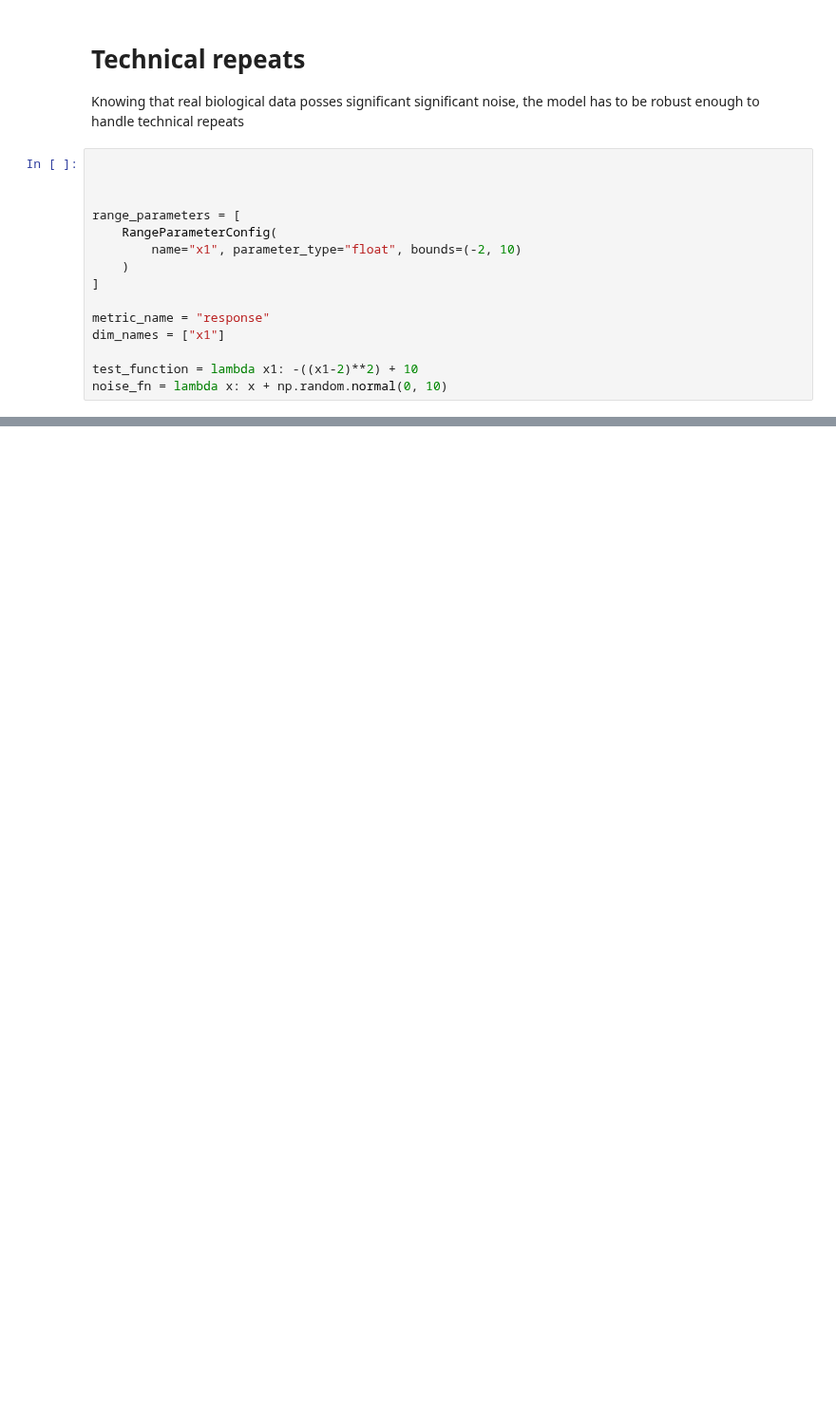
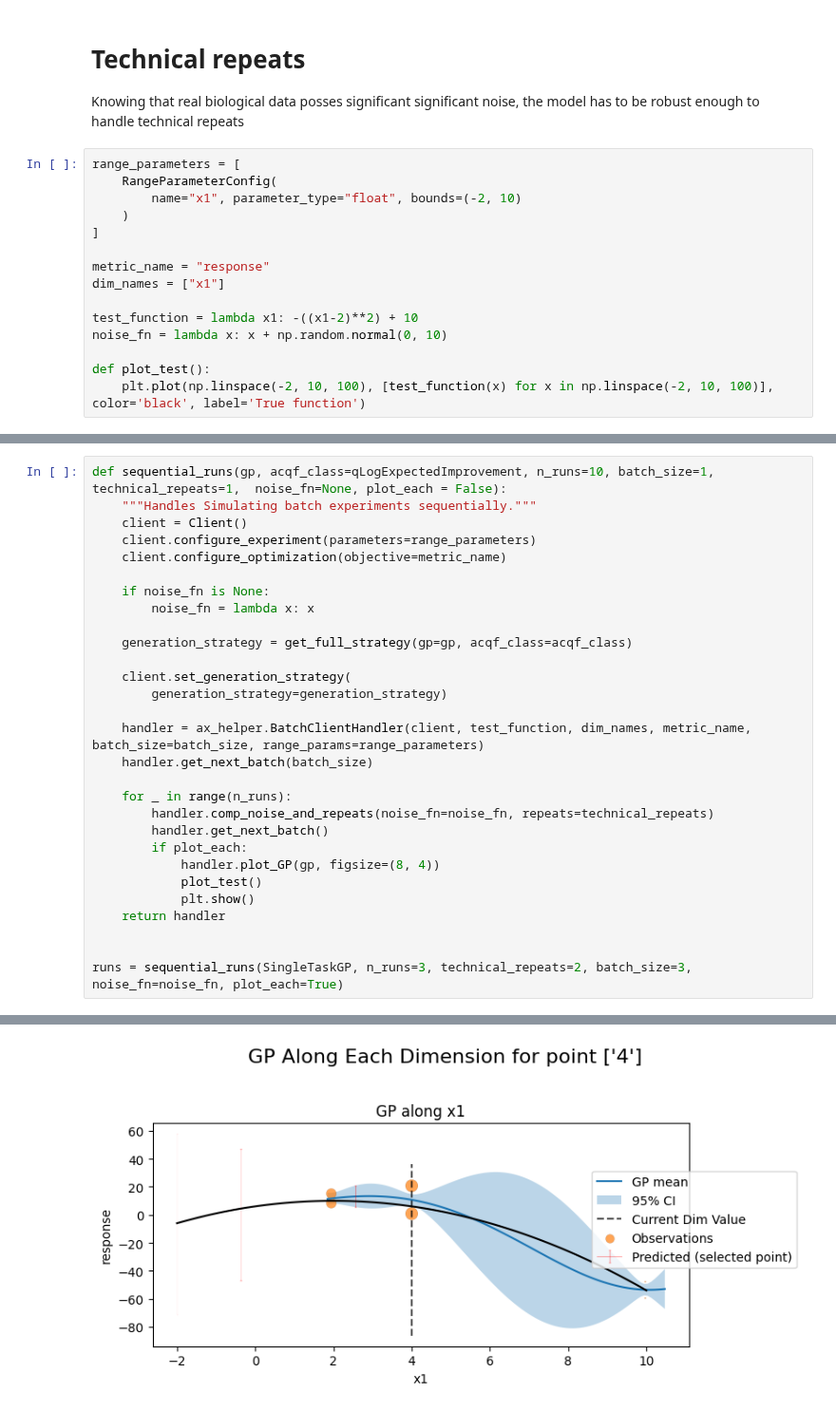
Before and after one commit to Sauciu1/BO-Coli, a Jupyter notebook: notebooks/batch_bayesian_test.ipynb, the cells around one changed output, grey strips where cells are left out. Shown at 95% size. Saved outputs shown, nothing was run; the diff lists cells and outputs as text; blank space fills up the shorter version.

Commit message:
sequential run helper and preset noise

```diff
--- a/notebooks/batch_bayesian_test.ipynb
+++ b/notebooks/batch_bayesian_test.ipynb
@@ -305,9 +298,6 @@ obs
 # Technical repeats
 Knowing that real biological data posses significant significant noise, the model has to be robust enough to handle technical repeats
 # %%
-
-
-
 range_parameters = [
     RangeParameterConfig(
         name="x1", parameter_type="float", bounds=(-2, 10)
@@ -319,3 +309,6 @@ dim_names = ["x1"]
 
 test_function = lambda x1: -((x1-2)**2) + 10
 noise_fn = lambda x: x + np.random.normal(0, 10)
+
+def plot_test():
+    plt.plot(np.linspace(-2, 10, 100), [test_function(x) for x in np.linspace(-2, 10, 100)], color='black', label='True function')
@@ -369,0 +315,30 @@ for _ in range(4):
+# %%
+def sequential_runs(gp, acqf_class=qLogExpectedImprovement, n_runs=10, batch_size=1, technical_repeats=1,  noise_fn=None, plot_each = False):
+    """Handles Simulating batch experiments sequentially."""
+    client = Client()
+    client.configure_experiment(parameters=range_parameters)
+    client.configure_optimization(objective=metric_name)
+
+    if noise_fn is None:
+        noise_fn = lambda x: x
+
+    generation_strategy = get_full_strategy(gp=gp, acqf_class=acqf_class)
+
+    client.set_generation_strategy(
+        generation_strategy=generation_strategy)
+
+    handler = ax_helper.BatchClientHandler(client, test_function, dim_names, metric_name, batch_size=batch_size, range_params=range_parameters)
+    handler.get_next_batch(batch_size)
+
+    for _ in range(n_runs):
+        handler.comp_noise_and_repeats(noise_fn=noise_fn, repeats=technical_repeats)
+        handler.get_next_batch()
+        if plot_each:
+            handler.plot_GP(gp, figsize=(8, 4))
+            plot_test()
+            plt.show()
+    return handler
+
+
+runs = sequential_runs(SingleTaskGP, n_runs=3, technical_repeats=2, batch_size=3, noise_fn=noise_fn, plot_each=True)
+# %% [output]
@@ -369,0 +357 @@ for _ in range(4):
+[figure, added]
```
Also changed, not shown: parts of 15 cells of this notebook, 1 other file.
